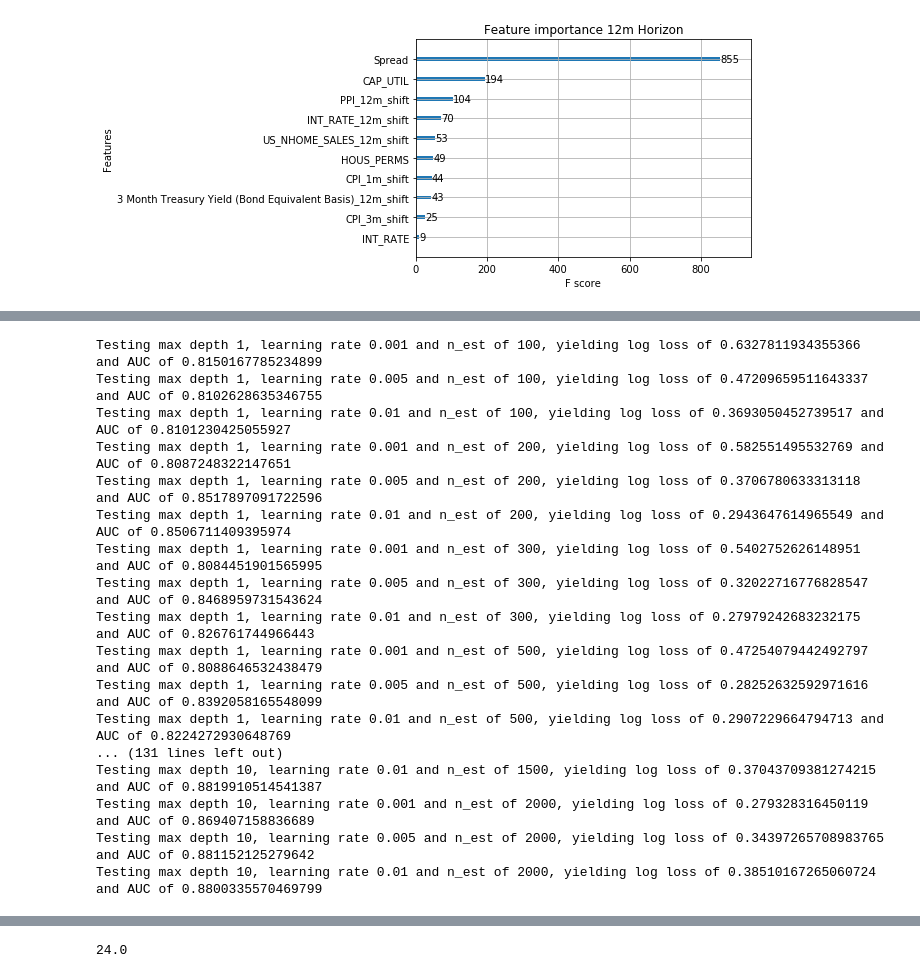
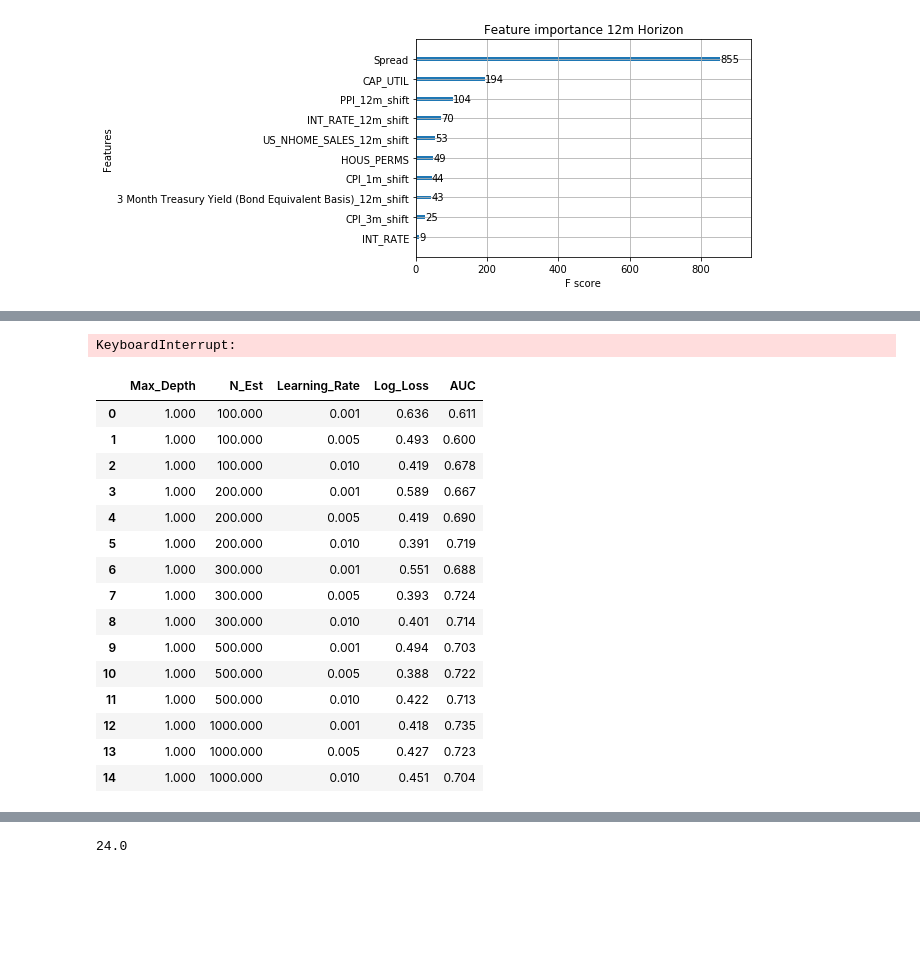
Before and after one commit to sandroclark/recession_predictor, a Jupyter notebook: grad_boost_v1_6.ipynb, the cells around one changed output, grey strips where cells are left out. Cells and saved outputs as stored; diff of their text form; code cells hidden in the pictures; blank space fills up the shorter version.

```diff
--- a/grad_boost_v1_6.ipynb
+++ b/grad_boost_v1_6.ipynb
@@ -314,6 +314,9 @@ with pd.option_context('display.max_rows', None, 'display.max_columns', None):
 max_depth = [1,2,3,4,5,7,10]
 n_est = [100, 200, 300,500, 1000,1500,2000]
 learning_rate = [0.001,0.005,0.010]
+
+hyperparams = pd.DataFrame(columns = ['Max_Depth','N_Est','Learning_Rate','Log_Loss','AUC'])
+
 
 for depth in max_depth:
     for n in n_est:
@@ -328,25 +331,37 @@ for depth in max_depth:
             probs = model.predict_proba(X_test)
             ll = log_loss(y_test, probs)
             auc = roc_auc_score(y_test.values, probs[:,1:])
-            print("Testing max depth {}, learning rate {} and n_est of {}, yielding log loss of {} and AUC of {}".format(depth,r, n, ll, auc))
+
+            hyps = {'Max_Depth': depth,
+                                'N_Est':n,
+                                'Learning_Rate':r,
+                                'Log_Loss':ll,
+                                'AUC':auc}
+
+            hyperparams = hyperparams.append(hyps, ignore_index=True)
+
+            #print("Testing max depth {}, learning rate {} and n_est of {}, yielding log loss of {} and AUC of {}".format(depth,r, n, ll, auc))
 # %% [output]
-Testing max depth 1, learning rate 0.001 and n_est of 100, yielding log loss of 0.6327811934355366 and AUC of 0.8150167785234899
-Testing max depth 1, learning rate 0.005 and n_est of 100, yielding log loss of 0.47209659511643337 and AUC of 0.8102628635346755
-Testing max depth 1, learning rate 0.01 and n_est of 100, yielding log loss of 0.3693050452739517 and AUC of 0.8101230425055927
-Testing max depth 1, learning rate 0.001 and n_est of 200, yielding log loss of 0.582551495532769 and AUC of 0.8087248322147651
-Testing max depth 1, learning rate 0.005 and n_est of 200, yielding log loss of 0.3706780633313118 and AUC of 0.8517897091722596
-Testing max depth 1, learning rate 0.01 and n_est of 200, yielding log loss of 0.2943647614965549 and AUC of 0.8506711409395974
-Testing max depth 1, learning rate 0.001 and n_est of 300, yielding log loss of 0.5402752626148951 and AUC of 0.8084451901565995
-Testing max depth 1, learning rate 0.005 and n_est of 300, yielding log loss of 0.32022716776828547 and AUC of 0.8468959731543624
-Testing max depth 1, learning rate 0.01 and n_est of 300, yielding log loss of 0.27979242683232175 and AUC of 0.826761744966443
-Testing max depth 1, learning rate 0.001 and n_est of 500, yielding log loss of 0.47254079442492797 and AUC of 0.8088646532438479
-Testing max depth 1, learning rate 0.005 and n_est of 500, yielding log loss of 0.28252632592971616 and AUC of 0.8392058165548099
-Testing max depth 1, learning rate 0.01 and n_est of 500, yielding log loss of 0.2907229664794713 and AUC of 0.8224272930648769
-... (131 lines left out)
-Testing max depth 10, learning rate 0.01 and n_est of 1500, yielding log loss of 0.37043709381274215 and AUC of 0.8819910514541387
-Testing max depth 10, learning rate 0.001 and n_est of 2000, yielding log loss of 0.279328316450119 and AUC of 0.869407158836689
-Testing max depth 10, learning rate 0.005 and n_est of 2000, yielding log loss of 0.34397265708983765 and AUC of 0.881152125279642
-Testing max depth 10, learning rate 0.01 and n_est of 2000, yielding log loss of 0.38510167265060724 and AUC of 0.8800335570469799
+KeyboardInterrupt:
+# %%
+hyperparams
+# %% [output]
+|  | Max_Depth | N_Est | Learning_Rate | Log_Loss | AUC |
+| 0 | 1.000 | 100.000 | 0.001 | 0.636 | 0.611 |
+| 1 | 1.000 | 100.000 | 0.005 | 0.493 | 0.600 |
+| 2 | 1.000 | 100.000 | 0.010 | 0.419 | 0.678 |
+| 3 | 1.000 | 200.000 | 0.001 | 0.589 | 0.667 |
+| 4 | 1.000 | 200.000 | 0.005 | 0.419 | 0.690 |
+| 5 | 1.000 | 200.000 | 0.010 | 0.391 | 0.719 |
+| 6 | 1.000 | 300.000 | 0.001 | 0.551 | 0.688 |
+| 7 | 1.000 | 300.000 | 0.005 | 0.393 | 0.724 |
+| 8 | 1.000 | 300.000 | 0.010 | 0.401 | 0.714 |
+| 9 | 1.000 | 500.000 | 0.001 | 0.494 | 0.703 |
+| 10 | 1.000 | 500.000 | 0.005 | 0.388 | 0.722 |
+| 11 | 1.000 | 500.000 | 0.010 | 0.422 | 0.713 |
+| 12 | 1.000 | 1000.000 | 0.001 | 0.418 | 0.735 |
+| 13 | 1.000 | 1000.000 | 0.005 | 0.427 | 0.723 |
+| 14 | 1.000 | 1000.000 | 0.010 | 0.451 | 0.704 |
 # %%
 with pd.option_context('display.max_rows', None, 'display.max_columns', None):
     print(y)
```
Also changed, not shown: parts of 12 cells of this notebook, 6 other files.
